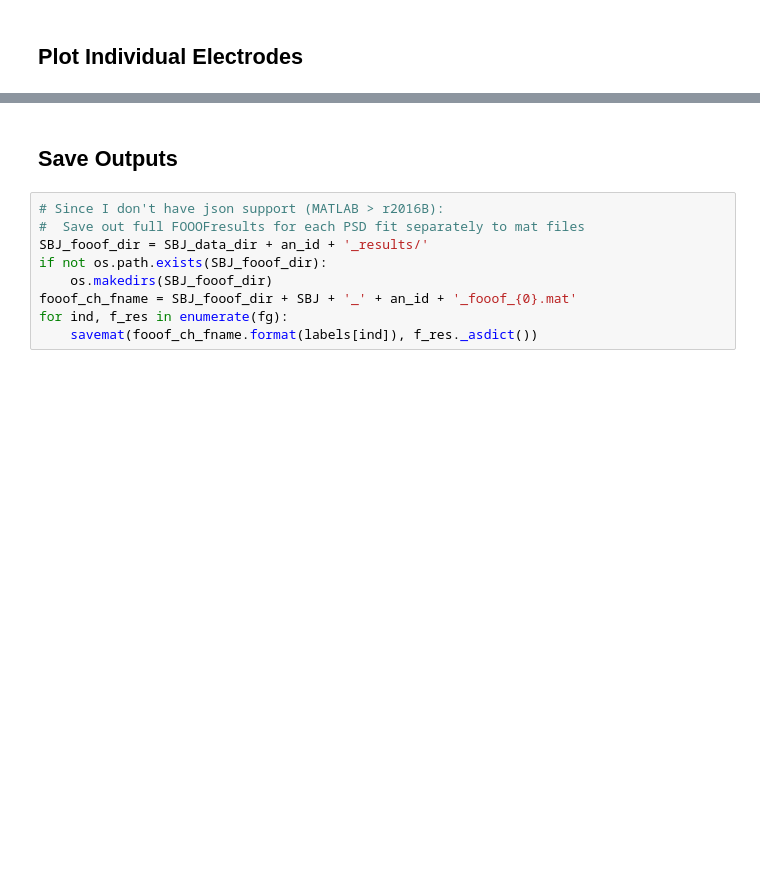
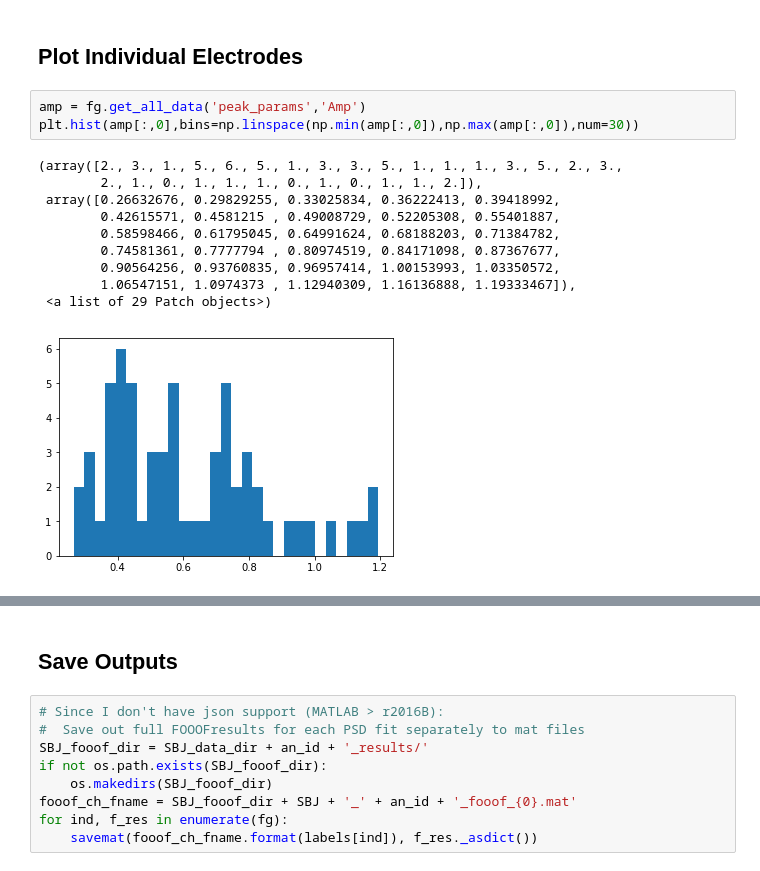
Before and after one commit to bentleylab/PRJ_Stroop, a Jupyter notebook: SBJ13b_FOOOF.ipynb, the cells around one changed output, grey strips where cells are left out. Saved outputs shown, nothing was run; the diff lists cells and outputs as text; blank space fills up the shorter version.

```diff
--- a/SBJ13b_FOOOF.ipynb
+++ b/SBJ13b_FOOOF.ipynb
@@ -57,2 +87,16 @@ fg.report(freqs,psds, [1,50])
 # %% [markdown]
 ## Plot Individual Electrodes
+# %%
+amp = fg.get_all_data('peak_params','Amp')
+plt.hist(amp[:,0],bins=np.linspace(np.min(amp[:,0]),np.max(amp[:,0]),num=30))
+# %% [output]
+(array([2., 3., 1., 5., 6., 5., 1., 3., 3., 5., 1., 1., 1., 3., 5., 2., 3.,
+        2., 1., 0., 1., 1., 1., 0., 1., 0., 1., 1., 2.]),
+ array([0.26632676, 0.29829255, 0.33025834, 0.36222413, 0.39418992,
+        0.42615571, 0.4581215 , 0.49008729, 0.52205308, 0.55401887,
+        0.58598466, 0.61795045, 0.64991624, 0.68188203, 0.71384782,
+        0.74581361, 0.7777794 , 0.80974519, 0.84171098, 0.87367677,
+        0.90564256, 0.93760835, 0.96957414, 1.00153993, 1.03350572,
+        1.06547151, 1.0974373 , 1.12940309, 1.16136888, 1.19333467]),
+ <a list of 29 Patch objects>)
+[figure, added]
```
Also changed, not shown: parts of 26 cells of this notebook, 16 other files.
